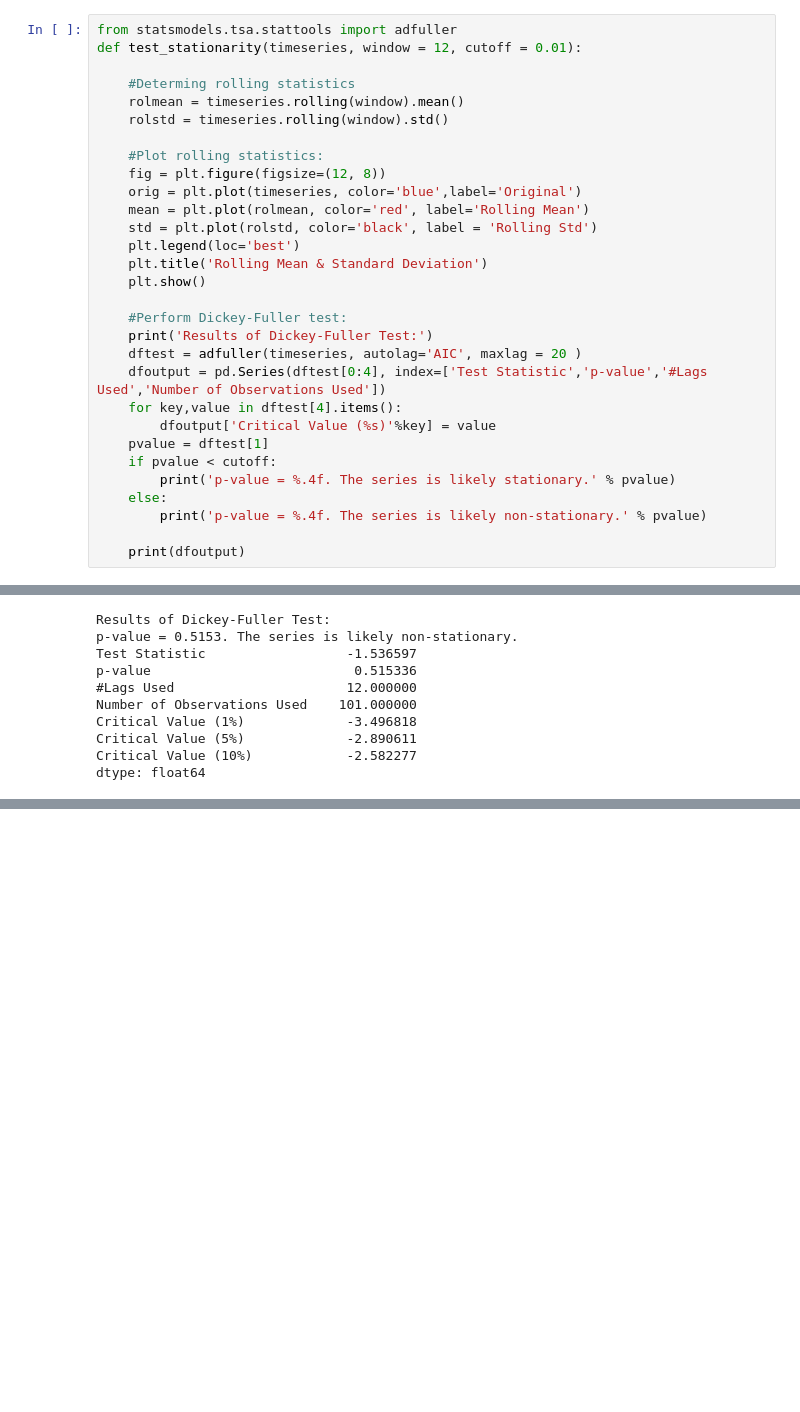
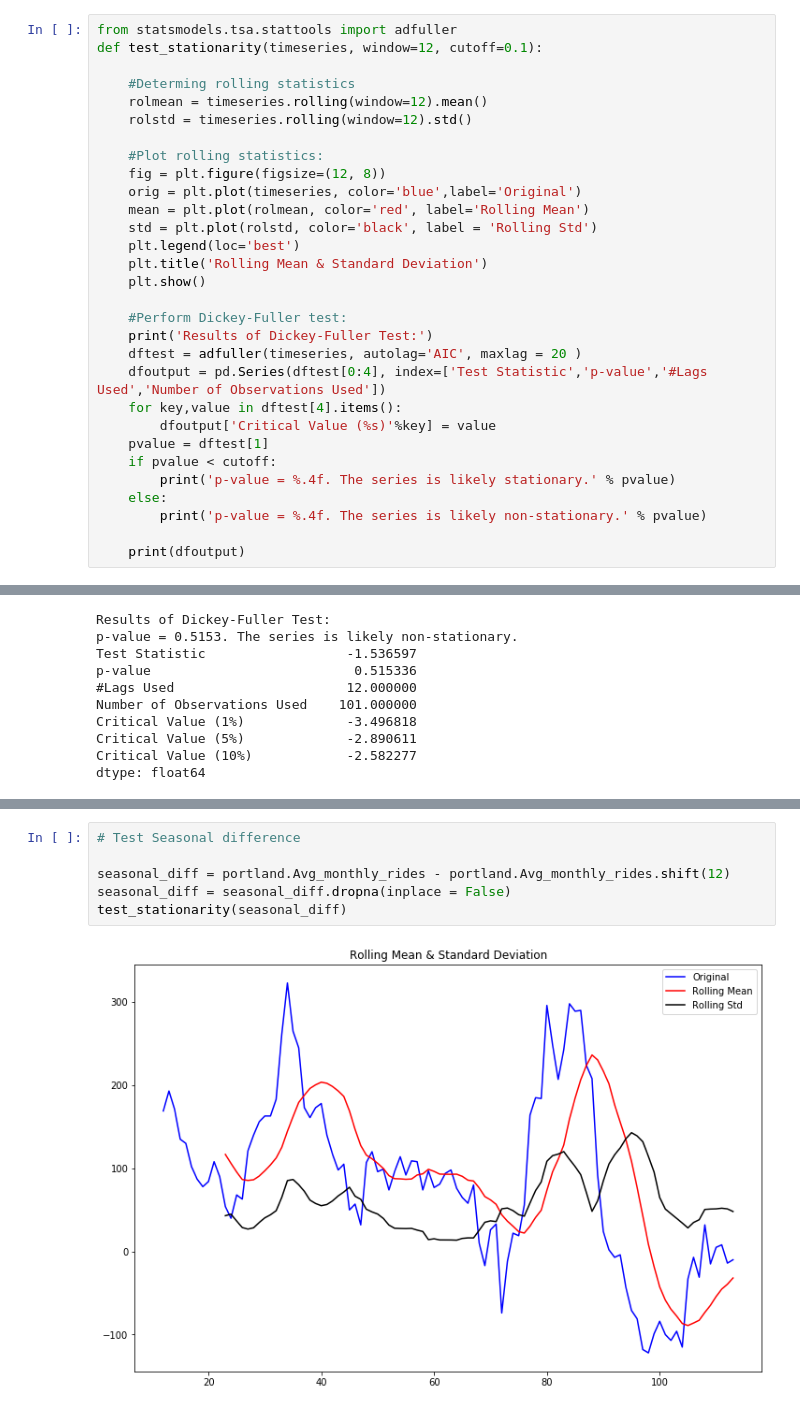
Before and after one commit to angiekl74/TimeSeriesAnalysis, a Jupyter notebook: PortlandRidership_Analysis_StatsmodelPackage_SARIMAX.ipynb, the cells around one changed output, grey strips where cells are left out. Cells and saved outputs as stored; diff of their text form; blank space fills up the shorter version.

Commit message:
Initial commit Portland Ridership Analysis SARIMAX model

```diff
--- a/Portland_Ridership.ipynb
+++ b/PortlandRidership_Analysis_StatsmodelPackage_SARIMAX.ipynb
@@ -105,11 +105,11 @@ print(sm.tsa.stattools.adfuller(portland['Avg_monthly_rides']))
 (-1.536597144453159, 0.5153358797821738, 12, 101, {'1%': -3.4968181663902103, '5%': -2.8906107514600103, '10%': -2.5822770483285953}, 1028.4238367341432)
 # %%
 from statsmodels.tsa.stattools import adfuller
-def test_stationarity(timeseries, window = 12, cutoff = 0.01):
+def test_stationarity(timeseries, window=12, cutoff=0.1):
 
     #Determing rolling statistics
-    rolmean = timeseries.rolling(window).mean()
-    rolstd = timeseries.rolling(window).std()
+    rolmean = timeseries.rolling(window=12).mean()
+    rolstd = timeseries.rolling(window=12).std()
 
     #Plot rolling statistics:
     fig = plt.figure(figsize=(12, 8))
@@ -166,3 +166,11 @@ Critical Value (1%)             -3.496818
 Critical Value (5%)             -2.890611
 Critical Value (10%)            -2.582277
 dtype: float64
+# %%
+# Test Seasonal difference
+
+seasonal_diff = portland.Avg_monthly_rides - portland.Avg_monthly_rides.shift(12)
+seasonal_diff = seasonal_diff.dropna(inplace = False)
+test_stationarity(seasonal_diff)
+# %% [output]
+[figure, added]
```
Also changed, not shown: parts of 7 cells of this notebook, 5 other files.
